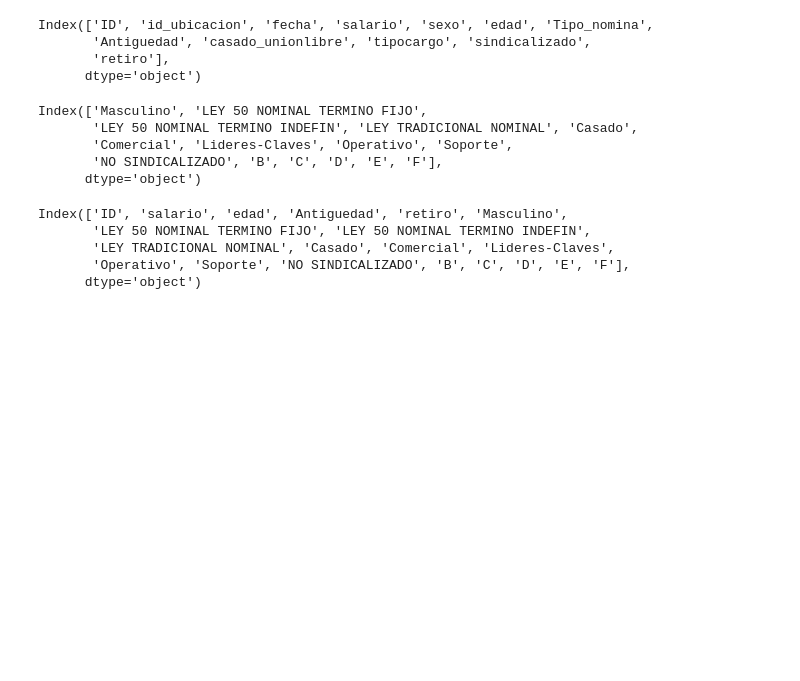
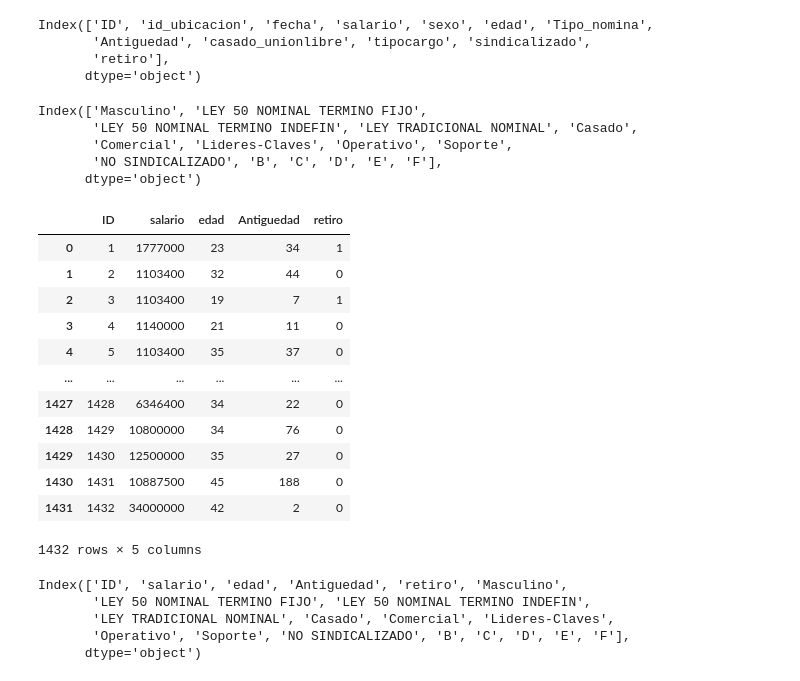
Before and after one commit to AnaAdalia/intro_ml, a Jupyter notebook: Clase8/Práctica Ensemble Methods.ipynb, the cells around one changed output. Drawn from its saved outputs; the diff is of its cells as text; code cells hidden in the pictures; blank space fills up the shorter version.

```diff
--- a/Clase8/Práctica Ensemble Methods.ipynb
+++ b/Clase8/Práctica Ensemble Methods.ipynb
@@ -50,6 +52,22 @@ Index(['Masculino', 'LEY 50 NOMINAL TERMINO FIJO',
       dtype='object')
 # %%
 df=df.drop(columns=['fecha', 'sexo', 'Tipo_nomina', 'casado_unionlibre', 'tipocargo', 'sindicalizado', "id_ubicacion"])
+# %%
+df
+# %% [output]
+|  | ID | salario | edad | Antiguedad | retiro |
+| 0 | 1 | 1777000 | 23 | 34 | 1 |
+| 1 | 2 | 1103400 | 32 | 44 | 0 |
+| 2 | 3 | 1103400 | 19 | 7 | 1 |
+| 3 | 4 | 1140000 | 21 | 11 | 0 |
+| 4 | 5 | 1103400 | 35 | 37 | 0 |
+| ... | ... | ... | ... | ... | ... |
+| 1427 | 1428 | 6346400 | 34 | 22 | 0 |
+| 1428 | 1429 | 10800000 | 34 | 76 | 0 |
+| 1429 | 1430 | 12500000 | 35 | 27 | 0 |
+| 1430 | 1431 | 10887500 | 45 | 188 | 0 |
+| 1431 | 1432 | 34000000 | 42 | 2 | 0 |
+1432 rows × 5 columns
 # %%
 df=pd.concat([df,df_dummies], axis=1)
 df.columns
```
Also changed, not shown: parts of 15 cells of this notebook.
